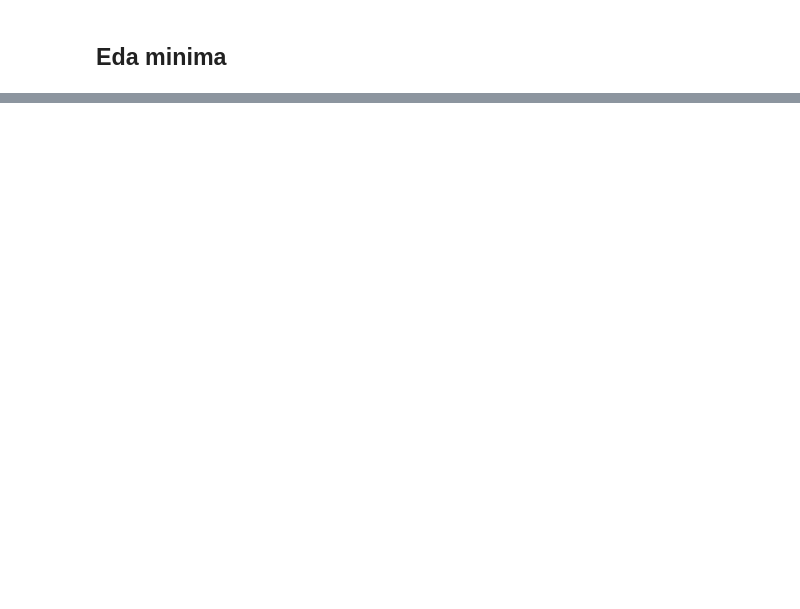
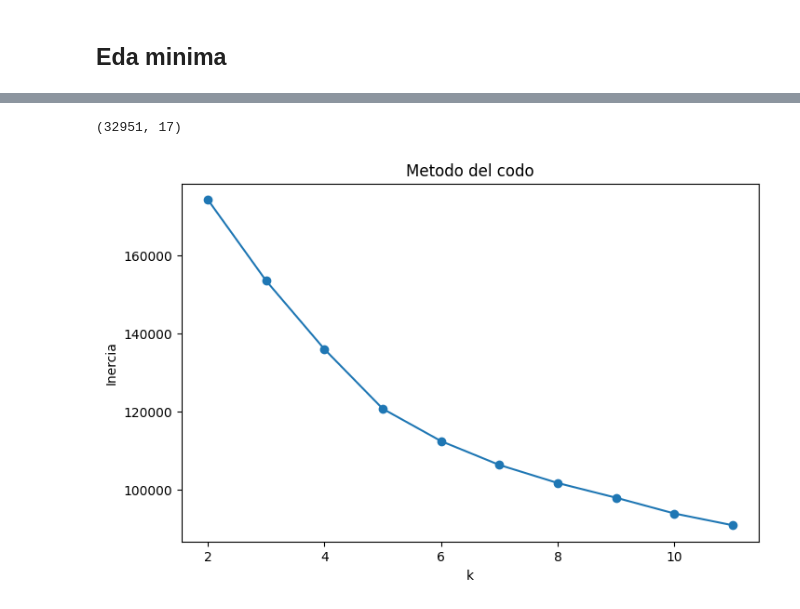
Before and after one commit to Efraor/OliestDataML, a Jupyter notebook: notebooks/02_case_recomendations.ipynb, the cells around one changed output, grey strips where cells are left out. Drawn from its saved outputs; the diff is of its cells as text; code cells hidden in the pictures; blank space fills up the shorter version.

```diff
--- a/notebooks/02_case_recomendations.ipynb
+++ b/notebooks/02_case_recomendations.ipynb
@@ -53,0 +95,9 @@ products.head()
+# %%
+# Unir traducción de categoría
+prod = products.merge(categories, on="product_category_name", how="left")
+
+#si no hay traducción, lo marcamos como Unknown para no perder filas
+prod['product_category_name_english'] = prod['product_category_name_english'].fillna("Unknown")
+
+prod.head()
+prod[['product_id', 'product_category_name', 'product_category_name_english']].head()
@@ -53,0 +237,38 @@ products.head()
+# %%
+# Escalado y matriz final
+num_features = [
+    "avg_review_score",
+    "product_weight_g",
+    "product_length_cm",
+    "product_height_cm",
+    "product_width_cm",
+    "product_photos_qty",
+]
+
+scaler = StandardScaler()
+num_scaler = scaler.fit_transform(data[num_features])
+
+# X final = numéricas escaladas + one-hot
+X = np.hstack([num_scaler, cat_dummies.values])
+
+X.shape
+# %% [output]
+(32951, 17)
+# %%
+# Elegir K (mínimo: elbow + silhouette)
+inertias = []
+ks = range(2,12)
+
+for k in ks:
+    km = KMeans(n_clusters=k, random_state=SEED, n_init=10)
+    km.fit(X)
+    inertias.append(km.inertia_)
+
+plt.figure(figsize=(8,5))
+plt.plot(list(ks), inertias, marker="o")
+plt.title("Metodo del codo")
+plt.xlabel("k")
+plt.ylabel("Inercia")
+plt.show()
+# %% [output]
+[figure, added]
```
Also changed, not shown: parts of 13 cells of this notebook.
